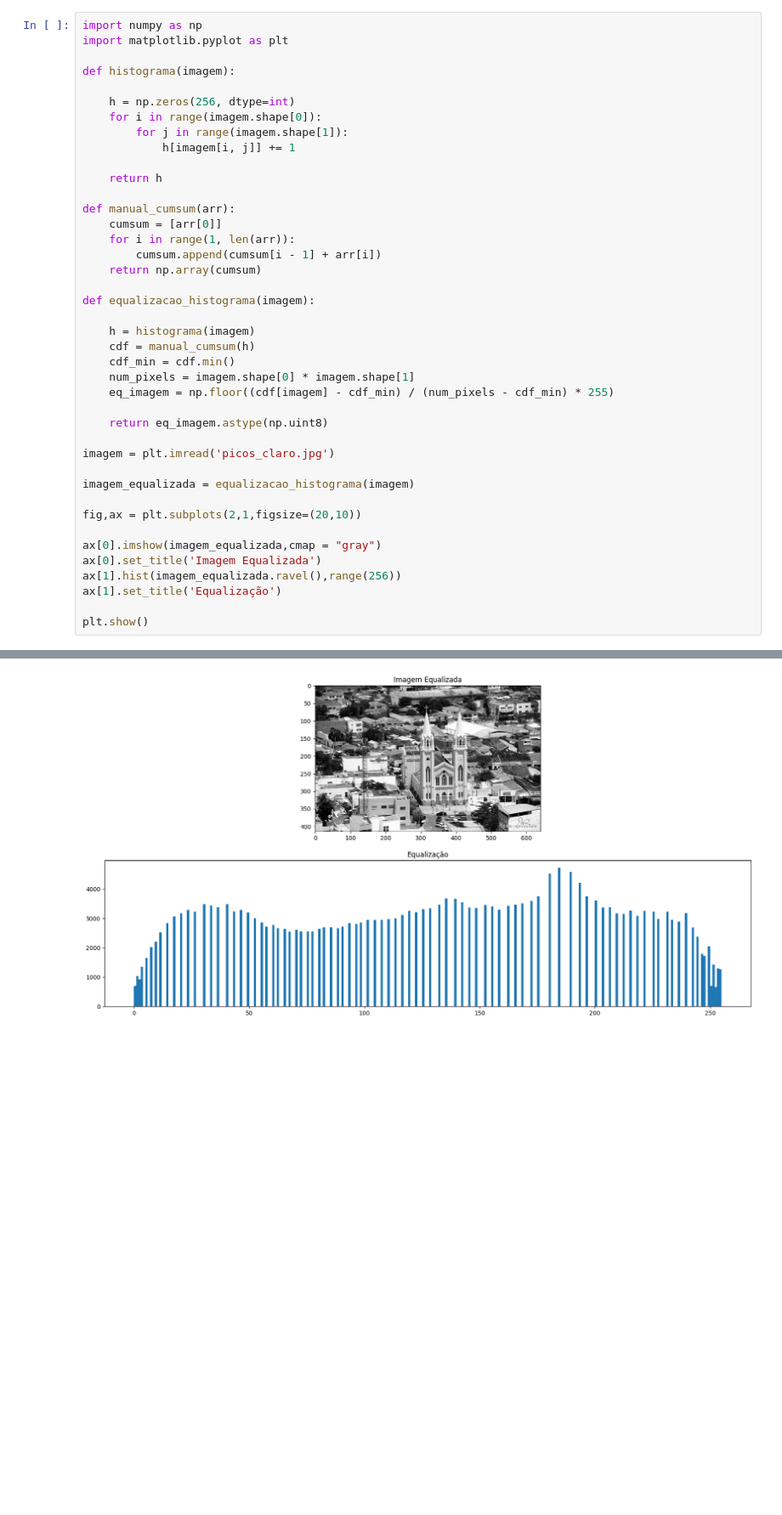
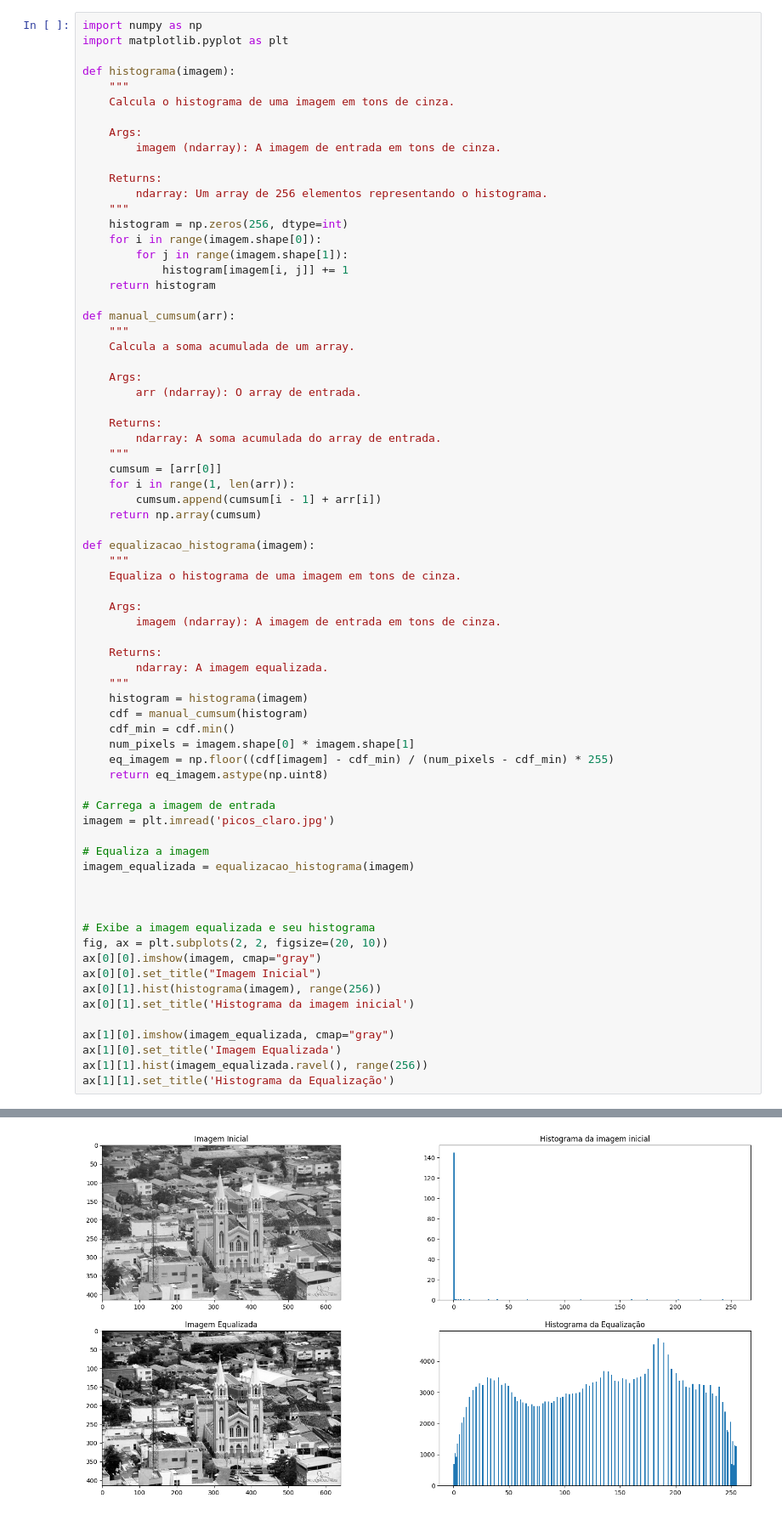
Before and after one commit to mauriciobenjamin700/6_periodo, a Jupyter notebook: CV/Treino/Enviar_3/main1.ipynb, the cells around one changed output, grey strips where cells are left out. Shown at 85% size. Drawn from its saved outputs; the diff is of its cells as text; blank space fills up the shorter version.

```diff
--- a/CV/Treino/Enviar_3/main1.ipynb
+++ b/CV/Treino/Enviar_3/main1.ipynb
@@ -3,40 +3,70 @@ import numpy as np
 import matplotlib.pyplot as plt
 
 def histograma(imagem):
+    """
+    Calcula o histograma de uma imagem em tons de cinza.
 
-    h = np.zeros(256, dtype=int)
+    Args:
+        imagem (ndarray): A imagem de entrada em tons de cinza.
+
+    Returns:
+        ndarray: Um array de 256 elementos representando o histograma.
+    """
+    histogram = np.zeros(256, dtype=int)
     for i in range(imagem.shape[0]):
         for j in range(imagem.shape[1]):
-            h[imagem[i, j]] += 1
-
-    return h
+            histogram[imagem[i, j]] += 1
+    return histogram
 
 def manual_cumsum(arr):
+    """
+    Calcula a soma acumulada de um array.
+
+    Args:
+        arr (ndarray): O array de entrada.
+
+    Returns:
+        ndarray: A soma acumulada do array de entrada.
+    """
     cumsum = [arr[0]]
     for i in range(1, len(arr)):
         cumsum.append(cumsum[i - 1] + arr[i])
     return np.array(cumsum)
 
 def equalizacao_histograma(imagem):
+    """
+    Equaliza o histograma de uma imagem em tons de cinza.
 
-    h = histograma(imagem)
-    cdf = manual_cumsum(h)
+    Args:
+        imagem (ndarray): A imagem de entrada em tons de cinza.
+
+    Returns:
+        ndarray: A imagem equalizada.
+    """
+    histogram = histograma(imagem)
+    cdf = manual_cumsum(histogram)
     cdf_min = cdf.min()
     num_pixels = imagem.shape[0] * imagem.shape[1]
     eq_imagem = np.floor((cdf[imagem] - cdf_min) / (num_pixels - cdf_min) * 255)
-
     return eq_imagem.astype(np.uint8)
 
+# Carrega a imagem de entrada
 imagem = plt.imread('picos_claro.jpg')
 
+# Equaliza a imagem
 imagem_equalizada = equalizacao_histograma(imagem)
 
-fig,ax = plt.subplots(2,1,figsize=(20,10))
 
-ax[0].imshow(imagem_equalizada,cmap = "gray")
-ax[0].set_title('Imagem Equalizada')
-ax[1].hist(imagem_equalizada.ravel(),range(256))
-ax[1].set_title('Equalização')
 
-plt.show()
+# Exibe a imagem equalizada e seu histograma
+fig, ax = plt.subplots(2, 2, figsize=(20, 10))
+ax[0][0].imshow(imagem, cmap="gray")
+ax[0][0].set_title("Imagem Inicial")
+ax[0][1].hist(histograma(imagem), range(256))
+ax[0][1].set_title('Histograma da imagem inicial')
+
+ax[1][0].imshow(imagem_equalizada, cmap="gray")
+ax[1][0].set_title('Imagem Equalizada')
+ax[1][1].hist(imagem_equalizada.ravel(), range(256))
+ax[1][1].set_title('Histograma da Equalização')
 # %% [output]
@@ -43 +74 @@ plt.show()
-[figure, old version]
+[figure, new version]
```
Also changed, not shown: parts of 2 cells of this notebook, 2 other files.
